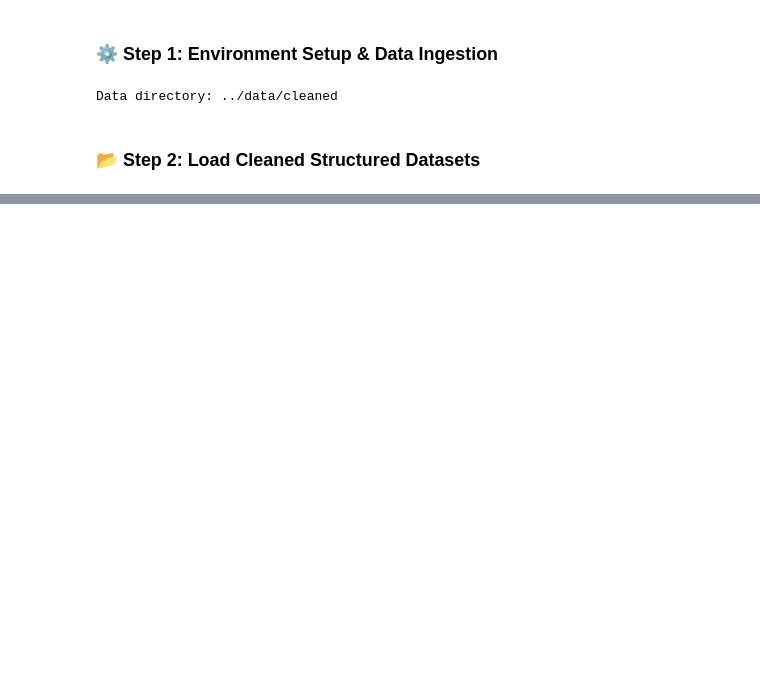
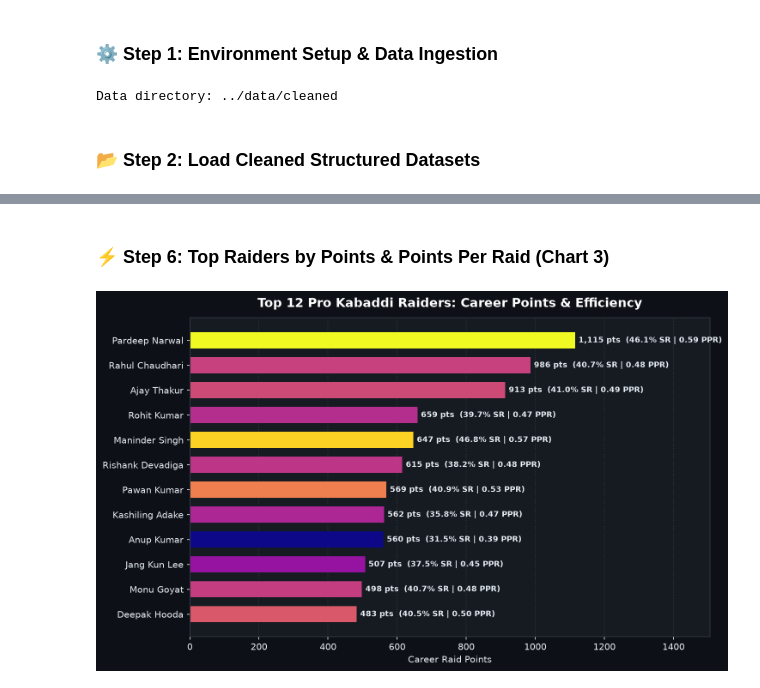
Before and after one commit to adarshgaurav1951/Kabaddi-Matches-EDA, a Jupyter notebook: notebooks/01_cleaning.ipynb, the cells around one changed output, grey strips where cells are left out. Drawn from its saved outputs; the diff is of its cells as text; code cells hidden in the pictures; blank space fills up the shorter version.

```diff
--- a/notebooks/01_cleaning.ipynb
+++ b/notebooks/01_cleaning.ipynb
@@ -295,0 +173,36 @@ To enable interactive Power BI drag-and-drop in Colab, run:
+# %% [markdown]
+### ⚡ Step 6: Top Raiders by Points & Points Per Raid (Chart 3)
+# %%
+raider_agg = df_players.groupby(['player_name', 'player_category']).agg({
+    'player_raid_points_total': 'sum',
+    'player_raids_total': 'sum',
+    'player_raids_successful': 'sum'
+}).reset_index()
+
+raiders_q = raider_agg[raider_agg['player_raids_total'] >= 50].copy()
+raiders_q['strike_rate'] = (raiders_q['player_raids_successful'] / raiders_q['player_raids_total']) * 100
+raiders_q['ppr'] = raiders_q['player_raid_points_total'] / raiders_q['player_raids_total']
+top12_raiders = raiders_q.sort_values(by='player_raid_points_total', ascending=True).tail(12)
+
+fig, ax = plt.subplots(figsize=(10, 6), facecolor=DARK_BG)
+ax.set_facecolor(CARD_BG)
+
+norm = plt.Normalize(top12_raiders['ppr'].min(), top12_raiders['ppr'].max())
+colors = plt.cm.plasma(norm(top12_raiders['ppr']))
+bars = ax.barh(top12_raiders['player_name'], top12_raiders['player_raid_points_total'], color=colors, height=0.65, zorder=2)
+
+for bar, (_, row) in zip(bars, top12_raiders.iterrows()):
+    w = bar.get_width()
+    ax.text(w + 10, bar.get_y() + bar.get_height()/2,
+            f"{int(w):,} pts  ({row['strike_rate']:.1f}% SR | {row['ppr']:.2f} PPR)",
+            va='center', color=TEXT_COLOR, fontsize=8.5, fontweight='bold')
+
+ax.set_xlim(0, top12_raiders['player_raid_points_total'].max() * 1.35)
+ax.set_title("Top 12 Pro Kabaddi Raiders: Career Points & Efficiency", fontsize=14, fontweight='bold', color='#ffffff', pad=12)
+ax.set_xlabel("Career Raid Points", fontsize=10, color=TEXT_COLOR)
+ax.tick_params(colors=TEXT_COLOR)
+ax.grid(True, axis='x', linestyle=':', alpha=0.15)
+plt.tight_layout()
+plt.show()
+# %% [output]
+[figure, added]
```
Also changed, not shown: parts of 38 cells of this notebook.
